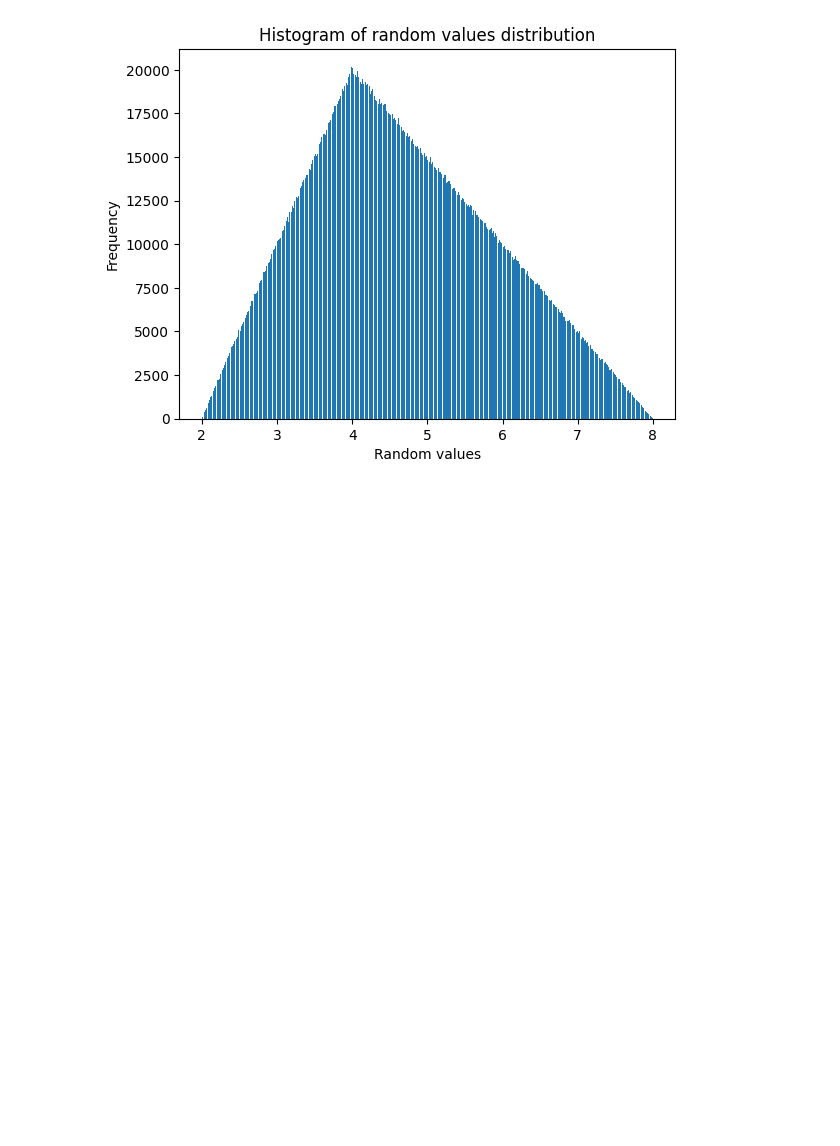
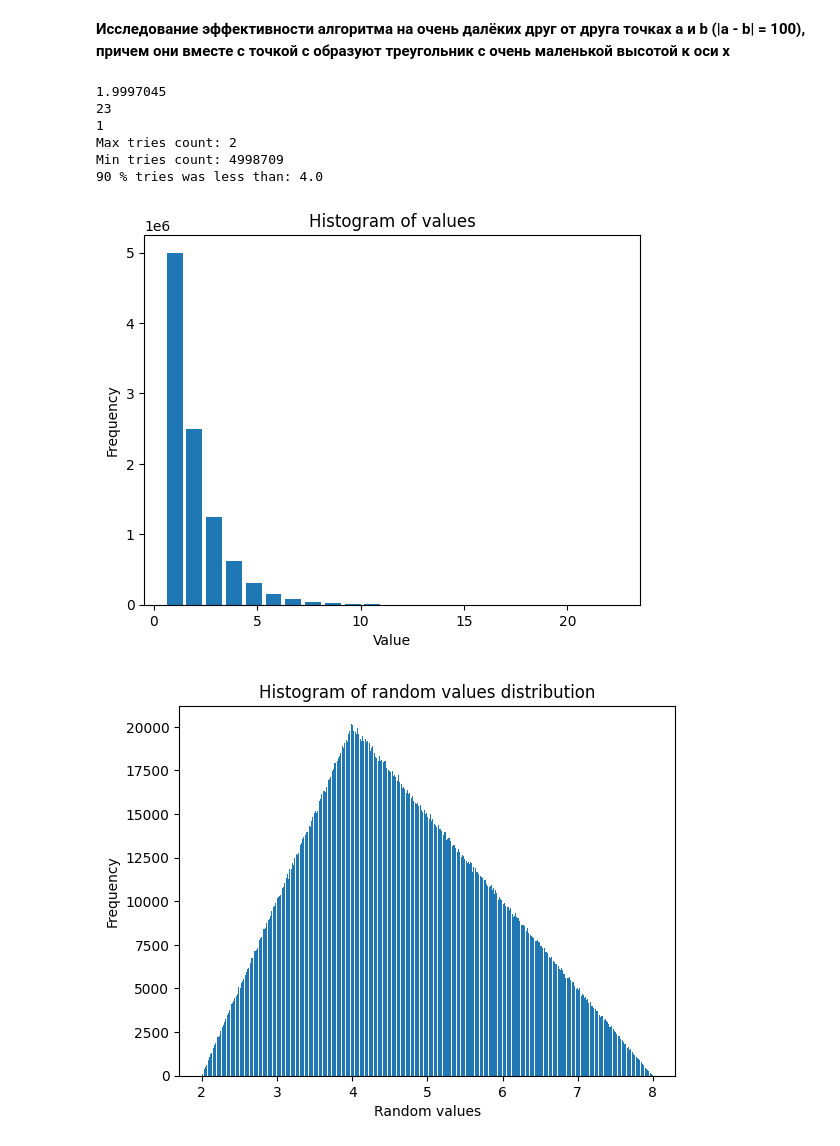
Before and after one commit to GrindelfP/system-modelling, a Jupyter notebook: src/6-pi-constant/6-3.ipynb, the cells around one changed output. Cells and saved outputs as stored; diff of their text form; code cells hidden in the pictures; blank space fills up the shorter version.

```diff
--- a/src/6-pi-constant/6-3.ipynb
+++ b/src/6-pi-constant/6-3.ipynb
@@ -90,3 +140,26 @@ Min tries count: 50283
+# %% [markdown]
+**Исследование эффективности алгоритма на очень далёких друг от друга точках a и b (|a - b| = 100), причем они вместе с точкой c образуют треугольник с очень маленькой высотой к оси x**
+# %%
+tries: list[int] = []
+for _ in range(10000000):
+    tries.append(random_triangle(2, 102, 2.1, test_mode=True)[1])
+
+print(np.mean(tries))
+print(np.max(tries))
+print(np.min(tries))
+print(f"Max tries count: {tries.count(np.max(tries))}")
+print(f"Min tries count: {tries.count(np.min(tries))}")
+print(f"90 % tries was less than: {np.quantile(tries, 0.9)}")
+
+plot_histogram(tries, np.max(tries))
+# %% [output]
+1.9997045
+23
+1
+Max tries count: 2
+Min tries count: 4998709
+90 % tries was less than: 4.0
+[figure, added]
 # %%
 randoms: list[float] = []
 for _ in range(10000000):
```
Also changed, not shown: parts of 10 cells of this notebook.
